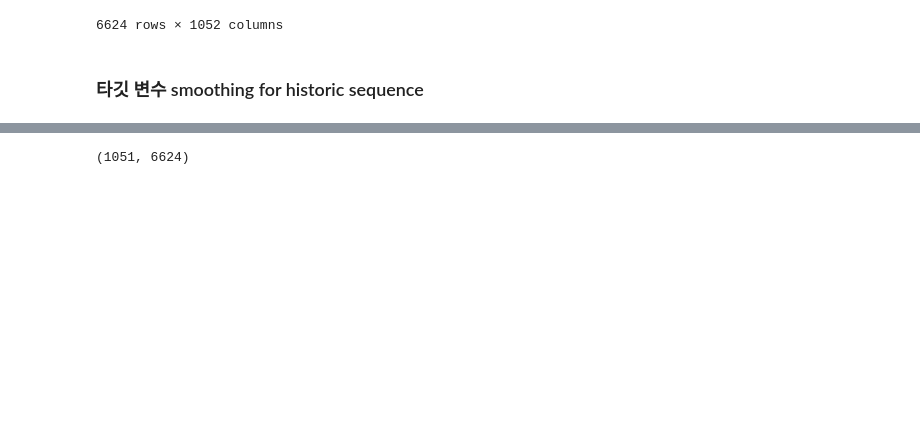
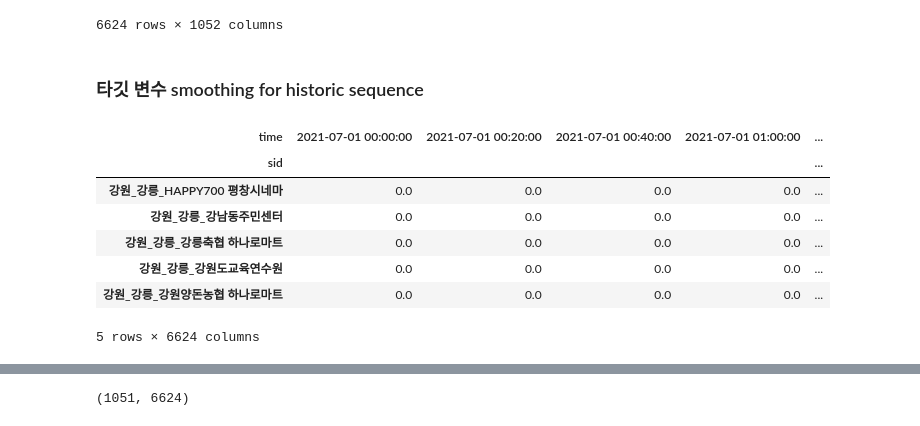
Before and after one commit to easttuna/ev-charger-occupancy-prediction, a Jupyter notebook: notebooks/data_selection_preprocess.ipynb, the cells around one changed output, grey strips where cells are left out. Cells and saved outputs as stored; diff of their text form; code cells hidden in the pictures; blank space fills up the shorter version.

```diff
--- a/notebooks/data_selection_preprocess.ipynb
+++ b/notebooks/data_selection_preprocess.ipynb
@@ -630,6 +630,17 @@ history = pd.read_csv('../data/input_table/history_by_station_pub.csv', parse_da
 data = history.set_index('time').T.reset_index().rename(columns={'index':'sid'})
 # %%
 data = data.set_index('sid')
+# %%
+data.head()
+# %% [output]
+| time | 2021-07-01 00:00:00 | 2021-07-01 00:20:00 | 2021-07-01 00:40:00 | 2021-07-01 01:00:00 | ... |
+| sid |  |  |  |  | ... |
+| 강원_강릉_HAPPY700 평창시네마 | 0.0 | 0.0 | 0.0 | 0.0 | ... |
+| 강원_강릉_강남동주민센터 | 0.0 | 0.0 | 0.0 | 0.0 | ... |
+| 강원_강릉_강릉축협 하나로마트 | 0.0 | 0.0 | 0.0 | 0.0 | ... |
+| 강원_강릉_강원도교육연수원 | 0.0 | 0.0 | 0.0 | 0.0 | ... |
+| 강원_강릉_강원양돈농협 하나로마트 | 0.0 | 0.0 | 0.0 | 0.0 | ... |
+5 rows × 6624 columns
 # %%
 historic_data = data.T
 historic_data.index = pd.to_datetime(historic_data.index)
```
Also changed, not shown: parts of 2 cells of this notebook.
